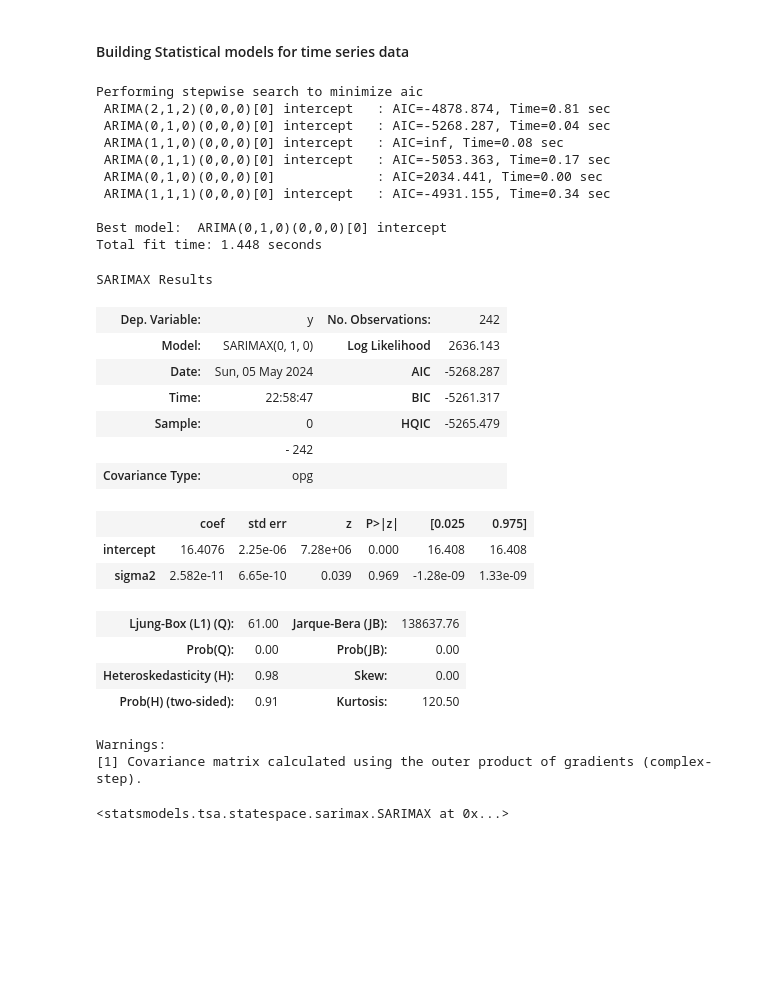
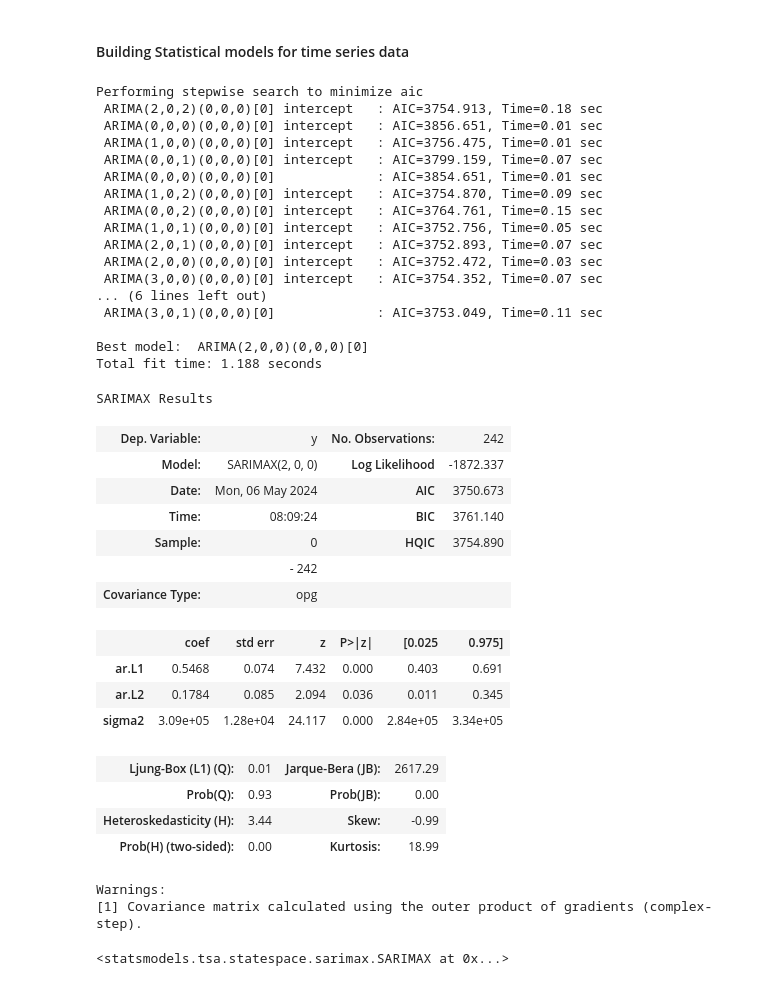
Before and after one commit to kwasichrappah/Time_series_analysis, a Jupyter notebook: sales_forecast.ipynb, the cells around one changed output. Cells and saved outputs as stored; diff of their text form; code cells hidden in the pictures; blank space fills up the shorter version.

```diff
--- a/sales_forecast.ipynb
+++ b/sales_forecast.ipynb
@@ -1090,5 +1097,6 @@ plt.show()
 # %% [output]
 [figure]
 [figure]
-# %%
-weekly_sales['nump']=trend
+# %%
+weekly_sales['nump']=detrended
+weekly_sales.head(2)
@@ -1111,36 +1124,44 @@ weekly_sales['nump']=trend
 # %%
 ## ARIMA
 
 from pmdarima import auto_arima
 
-stepwise_fit = auto_arima(weekly_sales.nump,trace=True,suppress_warnings = True)
+stepwise_fit = auto_arima(weekly_sales['nump'],trace=True,suppress_warnings = True)
 stepwise_fit.summary()
 # %% [output]
 Performing stepwise search to minimize aic
- ARIMA(2,1,2)(0,0,0)[0] intercept   : AIC=-4878.874, Time=0.81 sec
- ARIMA(0,1,0)(0,0,0)[0] intercept   : AIC=-5268.287, Time=0.04 sec
- ARIMA(1,1,0)(0,0,0)[0] intercept   : AIC=inf, Time=0.08 sec
- ARIMA(0,1,1)(0,0,0)[0] intercept   : AIC=-5053.363, Time=0.17 sec
- ARIMA(0,1,0)(0,0,0)[0]             : AIC=2034.441, Time=0.00 sec
- ARIMA(1,1,1)(0,0,0)[0] intercept   : AIC=-4931.155, Time=0.34 sec
+ ARIMA(2,0,2)(0,0,0)[0] intercept   : AIC=3754.913, Time=0.18 sec
+ ARIMA(0,0,0)(0,0,0)[0] intercept   : AIC=3856.651, Time=0.01 sec
+ ARIMA(1,0,0)(0,0,0)[0] intercept   : AIC=3756.475, Time=0.01 sec
+ ARIMA(0,0,1)(0,0,0)[0] intercept   : AIC=3799.159, Time=0.07 sec
+ ARIMA(0,0,0)(0,0,0)[0]             : AIC=3854.651, Time=0.01 sec
+ ARIMA(1,0,2)(0,0,0)[0] intercept   : AIC=3754.870, Time=0.09 sec
+ ARIMA(0,0,2)(0,0,0)[0] intercept   : AIC=3764.761, Time=0.15 sec
+ ARIMA(1,0,1)(0,0,0)[0] intercept   : AIC=3752.756, Time=0.05 sec
+ ARIMA(2,0,1)(0,0,0)[0] intercept   : AIC=3752.893, Time=0.07 sec
+ ARIMA(2,0,0)(0,0,0)[0] intercept   : AIC=3752.472, Time=0.03 sec
+ ARIMA(3,0,0)(0,0,0)[0] intercept   : AIC=3754.352, Time=0.07 sec
+... (6 lines left out)
+ ARIMA(3,0,1)(0,0,0)[0]             : AIC=3753.049, Time=0.11 sec
 
-Best model:  ARIMA(0,1,0)(0,0,0)[0] intercept
-Total fit time: 1.448 seconds
+Best model:  ARIMA(2,0,0)(0,0,0)[0]
+Total fit time: 1.188 seconds
 SARIMAX Results
 | Dep. Variable: | y | No. Observations: | 242 |
-| Model: | SARIMAX(0, 1, 0) | Log Likelihood | 2636.143 |
-| Date: | Sun, 05 May 2024 | AIC | -5268.287 |
-| Time: | 22:58:47 | BIC | -5261.317 |
-| Sample: | 0 | HQIC | -5265.479 |
+| Model: | SARIMAX(2, 0, 0) | Log Likelihood | -1872.337 |
+| Date: | Mon, 06 May 2024 | AIC | 3750.673 |
+| Time: | 08:09:24 | BIC | 3761.140 |
+| Sample: | 0 | HQIC | 3754.890 |
 |  | - 242 |  |  |
 | Covariance Type: | opg |  |  |
 |  | coef | std err | z | P>|z| | [0.025 | 0.975] |
-| intercept | 16.4076 | 2.25e-06 | 7.28e+06 | 0.000 | 16.408 | 16.408 |
-| sigma2 | 2.582e-11 | 6.65e-10 | 0.039 | 0.969 | -1.28e-09 | 1.33e-09 |
+| ar.L1 | 0.5468 | 0.074 | 7.432 | 0.000 | 0.403 | 0.691 |
+| ar.L2 | 0.1784 | 0.085 | 2.094 | 0.036 | 0.011 | 0.345 |
+| sigma2 | 3.09e+05 | 1.28e+04 | 24.117 | 0.000 | 2.84e+05 | 3.34e+05 |
-| Ljung-Box (L1) (Q): | 61.00 | Jarque-Bera (JB): | 138637.76 |
-| Prob(Q): | 0.00 | Prob(JB): | 0.00 |
-| Heteroskedasticity (H): | 0.98 | Skew: | 0.00 |
-| Prob(H) (two-sided): | 0.91 | Kurtosis: | 120.50 |
+| Ljung-Box (L1) (Q): | 0.01 | Jarque-Bera (JB): | 2617.29 |
+| Prob(Q): | 0.93 | Prob(JB): | 0.00 |
+| Heteroskedasticity (H): | 3.44 | Skew: | -0.99 |
+| Prob(H) (two-sided): | 0.00 | Kurtosis: | 18.99 |
 Warnings:
 [1] Covariance matrix calculated using the outer product of gradients (complex-step).
 # %%
```
Also changed, not shown: parts of 3 cells of this notebook.
